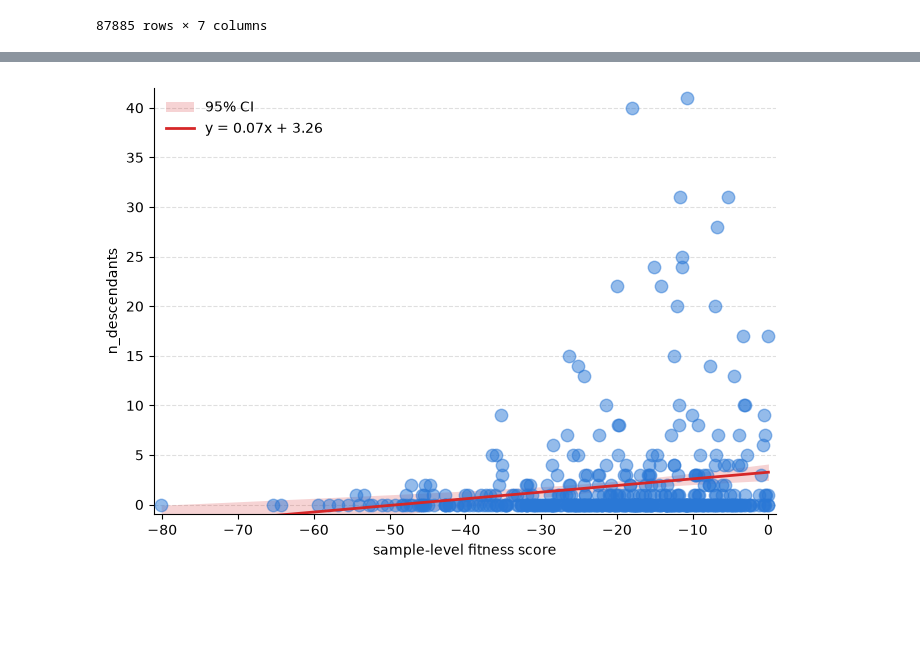
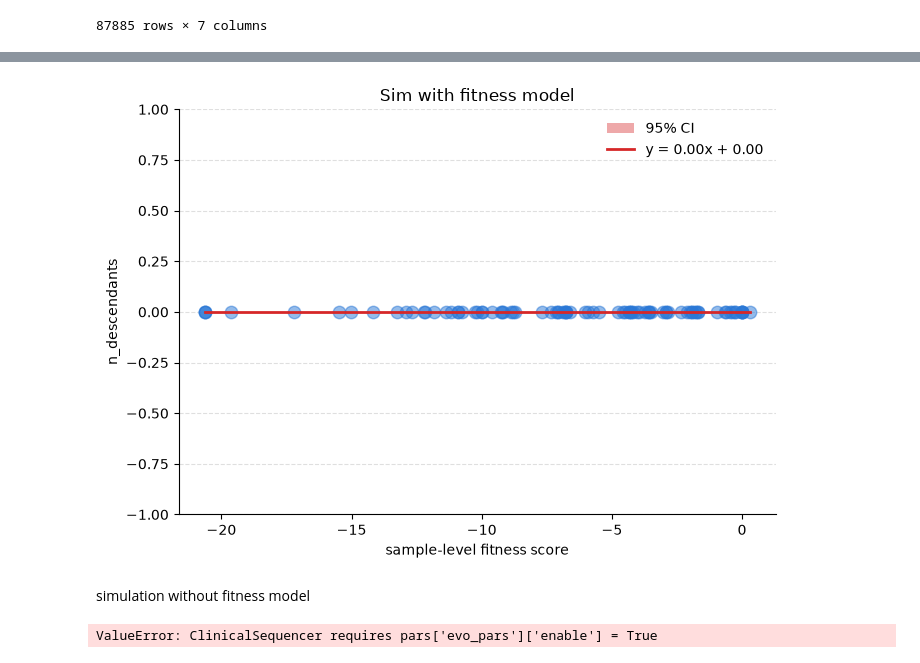
Before and after one commit to andersen-lab/covasim4wastewater, a Jupyter notebook: docs/tutorials/sim.ipynb, the cells around one changed output, grey strips where cells are left out. Cells and saved outputs as stored; diff of their text form; code cells hidden in the pictures; blank space fills up the shorter version.

```diff
--- a/docs/tutorials/sim.ipynb
+++ b/docs/tutorials/sim.ipynb
@@ -61,7 +63,7 @@ sample_days = list(range(10, 91, 10))
 cs_routine = cv.ClinicalSequencer(
     days      = sample_days,
     n_samples = 50,
-    pool      = 'symptomatic',
+    pool      = 'infectious', # no isolation or quarantine
     label     = 'CS_routine',
     # sequencing_batch_size defaults to 1, causing immediate release
 )
@@ -103,21 +111,9 @@ sim.run()
 
 cs_routine = sim.get_analyzer('CS_routine')
 # %%
-sequenced_agents = set()
-for day_list in obs.daily_sequenced_agents:
-    sequenced_agents.update(day_list)
-
-G = build_mutation_tree(sim, daily_sequenced_agents=obs.daily_sequenced_agents)
+G = build_mutation_tree(sim) # event-base tt
 print(f"Policy B mutation tree: nodes={len(G.nodes)}, edges={len(G.edges)}")
 
-plot_erase_mutation_tree(
-    G,
-    savepath=os.path.join(FIG_DIR, "mutation_tree_policy_seq.png"),
-    show=True,
-    detection_day=None,
-    erase=False,          # True = edge -> delete, False = edge -> transparent
-    sequenced_only=False,
-    collapse=False,
-)
-G_infect, mutation_nodes, node_events = build_infection_seq_tree(sim, daily_sequenced_agents=obs.daily_sequenced_agents)
+H, mutation_nodes, node_events = build_infection_seq_tree(sim) # halpotype-based
+plot_mutation_tree(H, title="Ground-Truth Haplotype Tree")
 # %% [output]
@@ -285,12 +234,10 @@ df_mut_full_tree
 # %%
-
-
 # calculate the sum of fitness value for each node (mutation state)
 df_mut_full_tree["fitness"] = df_mut_full_tree["mutation"].map(fitness_mapping)
 df_mut_full_tree["fitness"] = df_mut_full_tree["fitness"].fillna(0)
 fitness_per_seq = df_mut_full_tree.groupby("node", as_index=False)["fitness"].sum()
 
-n_descendants = {node: len(nx.descendants(G_infect, node)) for node in G_infect.nodes}
+n_descendants = {node: len(nx.descendants(H, node)) for node in H.nodes}
 fitness_per_seq["n_descendants"] = fitness_per_seq["node"].map(n_descendants)
 fitness_per_seq = fitness_per_seq.dropna(subset=["fitness", "n_descendants"])
 
@@ -301,32 +248,79 @@ y = fitness_per_seq["n_descendants"].to_numpy(dtype=float)
 ax.scatter(x, y, color="#2a78d6", s=80, alpha=0.5, zorder=3)
 
 # regression line (least squares) with 95% CI of the fit
 res = stats.linregress(x, y)
 xs = np.linspace(x.min(), x.max(), 200)
 yhat = res.slope * xs + res.intercept
 
 n = len(x)
 resid = y - (res.slope * x + res.intercept)
 s_err = np.sqrt(np.sum(resid**2) / (n - 2))
 t = stats.t.ppf(0.975, n - 2)
 ci = t * s_err * np.sqrt(1 / n + (xs - x.mean())**2 / np.sum((x - x.mean())**2))
 
-ax.fill_between(xs, yhat - ci, yhat + ci, color="#d62728", alpha=0.2, lw=0, zorder=2,
+ax.fill_between(xs, yhat - ci, yhat + ci, color="#d62728", alpha=0.4, lw=0, zorder=2,
                 label="95% CI")
 ax.plot(xs, yhat, color="#d62728", lw=2, zorder=4,
         label=f"y = {res.slope:.2f}x + {res.intercept:.2f}")
 ax.legend(frameon=False)
 
 ax.set_xlabel("sample-level fitness score")
 ax.set_ylabel("n_descendants")
+ax.set_title("Sim with fitness model")
+
 ax.spines["top"].set_visible(False)
 ax.spines["right"].set_visible(False)
 
 ax.set_xlim(x.min() - 1, x.max() + 1)
 ax.set_ylim(y.min() - 1, y.max() + 1)
 ax.grid(axis="y", linestyle="--", alpha=0.4)
 
 plt.tight_layout()
 plt.show()
 # %% [output]
-[figure, old version]
+[figure, new version]
+# %% [markdown]
+simulation without fitness model
+# %%
+evo_pars = dict(
+    enable            = True,
+    reference         = REF_FASTA,
+    mol_clock_rate    = 7.2e-5, # ~1 substitution/genome/month at 30 000 nt = 26/29903/12
+    sub_model         = 'JC', # decides which mutations happen
+    fitness_model = None, # turn this off
+)
+sim_pars = dict(
+    pop_size=1000,
+    pop_type='random',
+    pop_infected=50,
+    start_day='2021-01-01',
+    n_days=91,
+    beta=0.016, # default
+    rand_seed=42,
+    verbose=0,
+    variants=[],
+    analyzers=[cs_routine],
+    viral_dist   = dict(
+        frac_time=0.3,
+        load_ratio=1, # how much more infectious the early phase is than the late phase, flat
+        high_cap=4
+    ),
+    asymp_factor = 1.0, # all infectious agents transmit equally
+    iso_factor   = dict(a=1.0), # isolated or quarantined agents are treated the same as everyone, does not affect sim here since no isolation or qurantine in infectious pool
+    quar_factor  = dict(a=1.0),
+    rel_symp_prob   = 0.0, # everyone asymptomatic. status of disease: asymptomatic or mild (about 8 days), severe (18+ days), or death
+    rel_severe_prob = 0.0, # no one becomes severe, and therefore no one becomes critical or dies
+    use_waning      = False, # true gives recovered agents partial immunity
+    trans_redux     = 1.0, # Breakthrough reduction: on a first breakthrough infection, rel_trans is multiplied by trans_redux
+)
+
+
+sim = cv.Sim(pars=sim_pars, evo_pars=evo_pars)
+sim.initialize()
+sim.people.rel_trans[:] = 1.0 # how infectious this agent is when they are infected
+sim.people.rel_sus[:]   = 1.0 # how easily this agent will be infected
+sim.run()
+
+cs_routine = sim.get_analyzer('CS_routine')
+# %% [output]
+ValueError: ClinicalSequencer requires pars['evo_pars']['enable'] = True
```
Also changed, not shown: parts of 16 cells of this notebook, 2 other files.
